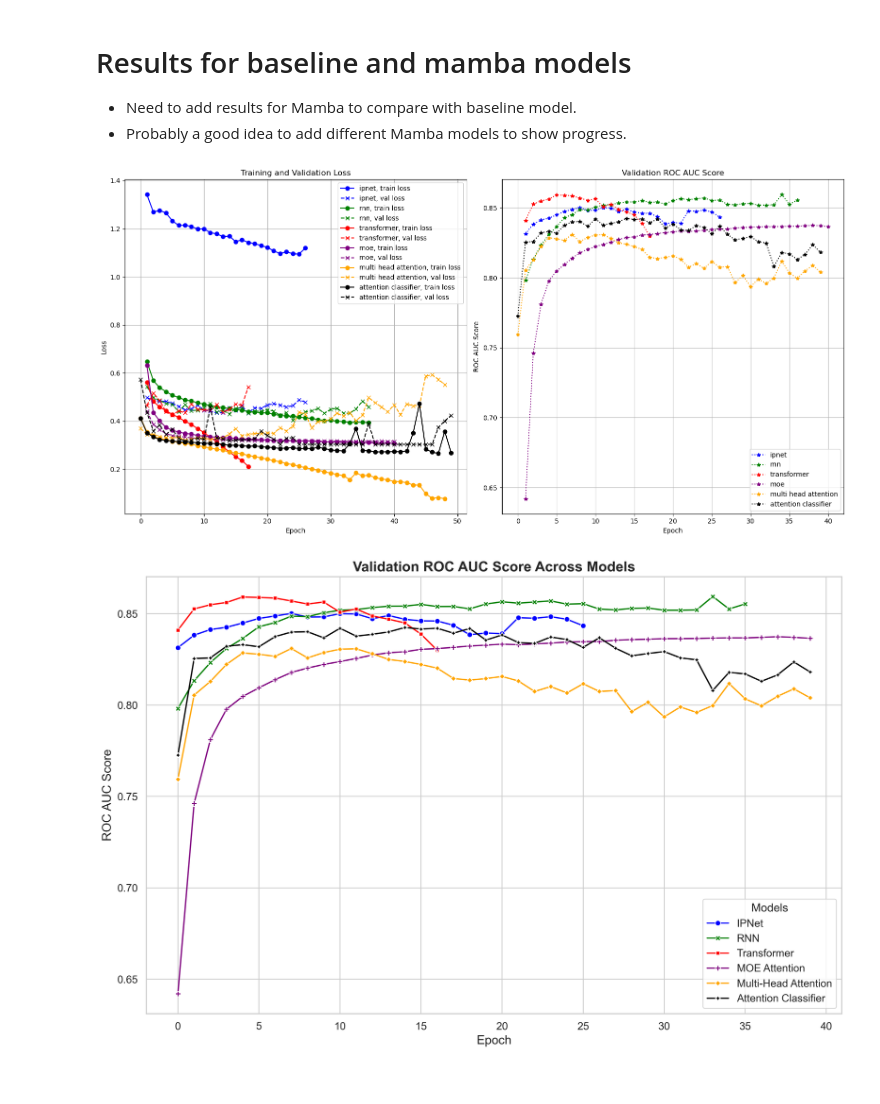
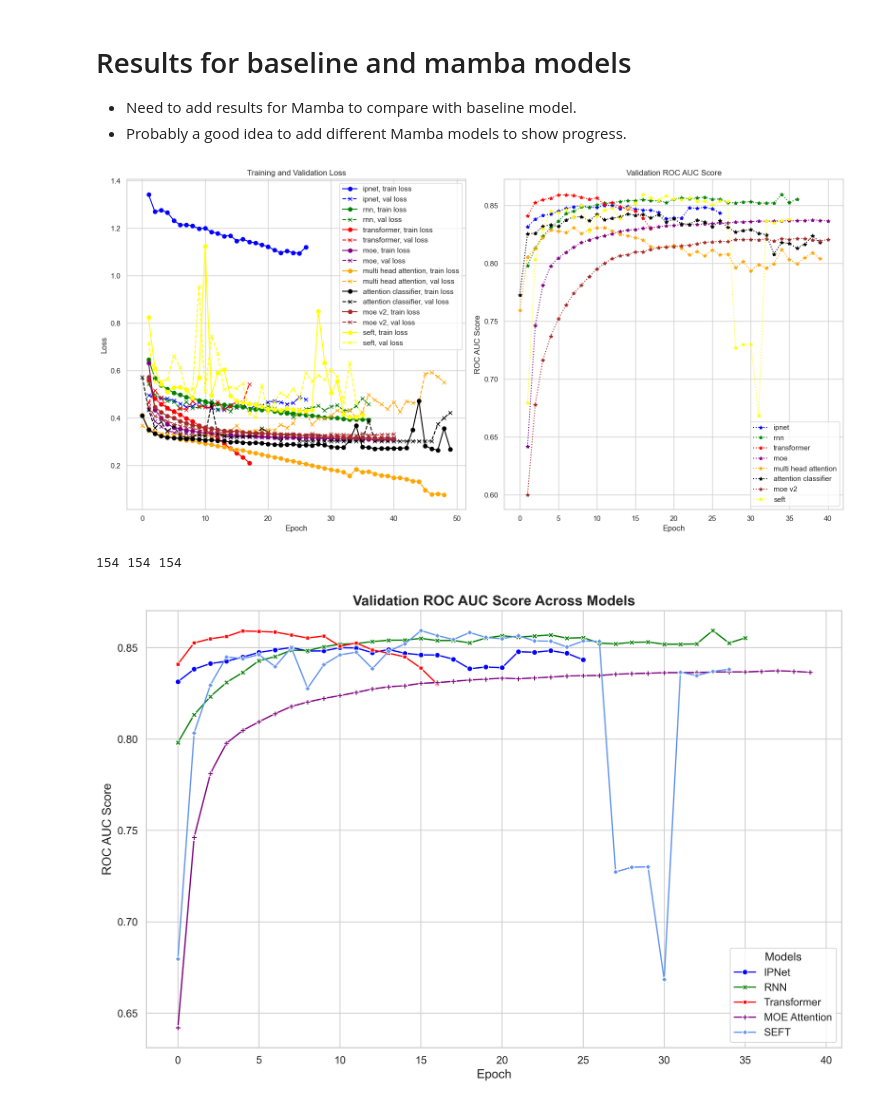
Before and after one commit to karlfindhansen/02456_ssm_ehr, a Jupyter notebook: results_visuals.ipynb, the cells around one changed output. Cells and saved outputs as stored; diff of their text form; code cells hidden in the pictures.

Commit message:
updated results with seft

```diff
--- a/results_visuals.ipynb
+++ b/results_visuals.ipynb
@@ -12,7 +12,7 @@ import os
 import pandas as pd
 
 basefolder = r'Results'
-result_folders = [r'ipnet', r'rnn', r'transformer', r'MOE_attention_MAMBA', r'multi_head_attention', r'attention_classifier']
+result_folders = [r'ipnet', r'rnn', r'transformer', r'MOE_attention_MAMBA', r'multi_head_attention', r'attention_classifier', r'MOE_v2', r'seft']
 splits = [r'split_1', r'split_2', r'split_3', r'split_4', r'split_5']
 files = [r'test_results.json', r'training_log.csv']
 
@@ -38,8 +38,10 @@ df_ipnet = dfs['ipnet']
 df_rnn = dfs['rnn']
 df_transformer = dfs['transformer']
 df_moe = dfs['MOE_attention_MAMBA']
+df_moe_v2 = dfs['MOE_v2']
 df_multi_head = dfs['multi_head_attention']
 df_attention_classifier = dfs['attention_classifier']
+df_seft = dfs['seft']
 
 df_attention_classifier['train_loss'] = df_attention_classifier['train_loss'].apply(lambda x: x if x < 1 else np.mean(df_attention_classifier['train_loss']))
 df_attention_classifier['val_loss'] = df_attention_classifier['val_loss'].apply(lambda x: x if x < 1 else np.mean(df_attention_classifier['train_loss']))
@@ -60,34 +62,40 @@ axs[0].plot(df_rnn['train_loss'], label='rnn, train loss', linestyle='-', marker
 axs[0].plot(df_rnn['val_loss'], label='rnn, val loss', linestyle='--', marker='x', color=colors['rnn'])
 axs[0].plot(df_transformer['train_loss'], label='transformer, train loss', linestyle='-', marker='o', color=colors['transformer'])
 axs[0].plot(df_transformer['val_loss'], label='transformer, val loss', linestyle='--', marker='x', color=colors['transformer'])
 axs[0].plot(df_moe['train_loss'][:40], label='moe, train loss', linestyle='-', marker='o', color=colors['moe_attention']) # starts overfitting here
 axs[0].plot(df_moe['val_loss'][:40], label='moe, val loss', linestyle='--', marker='x', color=colors['moe_attention']) # starts overfitting here
 axs[0].plot(df_multi_head['train_loss'], label='multi head attention, train loss', linestyle='-', marker='o', color='orange')
 axs[0].plot(df_multi_head['val_loss'], label='multi head attention, val loss', linestyle='--', marker='x', color='orange')
 axs[0].plot(df_attention_classifier['train_loss'], label='attention classifier, train loss', linestyle='-', marker='o', color='black')
 axs[0].plot(df_attention_classifier['val_loss'], label='attention classifier, val loss', linestyle='--', marker='x', color='black')
+axs[0].plot(df_moe_v2['train_loss'][:40], label='moe v2, train loss', linestyle='-', marker='o', color='brown')
+axs[0].plot(df_moe_v2['val_loss'][:40], label='moe v2, val loss', linestyle='--', marker='x', color='brown')
+axs[0].plot(df_seft['train_loss'], label='seft, train loss', linestyle='-', marker='o', color='yellow')
+axs[0].plot(df_seft['val_loss'], label='seft, val loss', linestyle='--', marker='x', color='yellow')
 axs[0].set_title('Training and Validation Loss')
 axs[0].set_xlabel('Epoch')
 axs[0].set_ylabel('Loss')
 axs[0].grid(True)
 axs[0].legend()
 
 axs[1].plot(df_ipnet['val_roc_auc_score'], label='ipnet', linestyle=':', marker='*', color=colors['ipnet'])
 axs[1].plot(df_rnn['val_roc_auc_score'], label='rnn', linestyle=':', marker='*', color=colors['rnn'])
 axs[1].plot(df_transformer['val_roc_auc_score'], label='transformer', linestyle=':', marker='*', color=colors['transformer'])
 axs[1].plot(df_moe['auc_score'][:40], label='moe', linestyle=':', marker='*', color=colors['moe_attention']) # starts overfitting here
 axs[1].plot(df_multi_head['roc_auc_score'][:40], label='multi head attention', linestyle=':', marker='*', color='orange')
 axs[1].plot(df_attention_classifier['roc_auc_score'][:40], label='attention classifier', linestyle=':', marker='*', color='black')
+axs[1].plot(df_moe_v2['auc_score'][:40], label='moe v2', linestyle=':', marker='*', color='brown')
+axs[1].plot(df_seft['val_roc_auc_score'][:40], label='seft', linestyle=':', marker='*', color='yellow')
 axs[1].set_title('Validation ROC AUC Score')
 axs[1].set_xlabel('Epoch')
 axs[1].set_ylabel('ROC AUC Score')
 axs[1].grid(True)
 axs[1].legend()
 
 plt.tight_layout()
 plt.show()
 # %% [output]
-[figure, old version]
+[figure, new version]
 # %%
 import seaborn as sns
 import matplotlib.pyplot as plt
@@ -103,21 +111,28 @@ data = {
              list(range(len(df_rnn['val_roc_auc_score']))) +
              list(range(len(df_transformer['val_roc_auc_score']))) +
              list(range(40)) +
-             list(range(40)) +
-             list(range(40)),
+             #list(range(40)) +
+            # list(range(40)) +
+             list(range(len(df_seft['val_roc_auc_score']))),
+
     'roc_auc_score': list(df_ipnet['val_roc_auc_score']) +
                      list(df_rnn['val_roc_auc_score']) +
                      list(df_transformer['val_roc_auc_score']) +
                      list(df_moe['auc_score'][:40]) +
-                     list(df_multi_head['roc_auc_score'][:40]) +
-                     list(df_attention_classifier['roc_auc_score'][:40]),
+                    # list(df_multi_head['roc_auc_score'][:40]) +
+                    # list(df_attention_classifier['roc_auc_score'][:40]) +
+                     list(df_seft['val_roc_auc_score']),
+
     'model': ['IPNet'] * len(df_ipnet['val_roc_auc_score']) +
              ['RNN'] * len(df_rnn['val_roc_auc_score']) +
              ['Transformer'] * len(df_transformer['val_roc_auc_score']) +
              ['MOE Attention'] * 40 +
-             ['Multi-Head Attention'] * 40 +
-             ['Attention Classifier'] * 40
+             #['Multi-Head Attention'] * 40 +
+             #['Attention Classifier'] * 40 +
+             ['SEFT'] * len(df_seft['val_roc_auc_score'])
 }
+
+print(len(data['epoch']), len(data['roc_auc_score']), len(data['model']))
 
 df_combined = pd.DataFrame(data)
 
@@ -137,11 +152,11 @@ sns.lineplot(
         'Transformer': 'red',
         'MOE Attention': 'purple',
         'Multi-Head Attention': 'orange',
-        'Attention Classifier': 'black'
+        'Attention Classifier': 'black',
+        'SEFT': 'cornflowerblue'
     }
 )
 
-# Customize the aesthetics
 plt.title('Validation ROC AUC Score Across Models', fontsize=16, fontweight='bold')
 plt.xlabel('Epoch', fontsize=14)
 plt.ylabel('ROC AUC Score', fontsize=14)
@@ -149,10 +164,10 @@ plt.legend(title='Models', fontsize=12, title_fontsize=13, loc='best', frameon=T
 plt.xticks(fontsize=12)
 plt.yticks(fontsize=12)
 
-# Tight layout
 plt.tight_layout()
-
+plt.savefig('figures/roc_auc_score.png')
 # Show the plot
 plt.show()
 # %% [output]
+154 154 154
-[figure, old version]
+[figure, new version]
```
Also changed, not shown: parts of 1 cell of this notebook, 36 other files.
